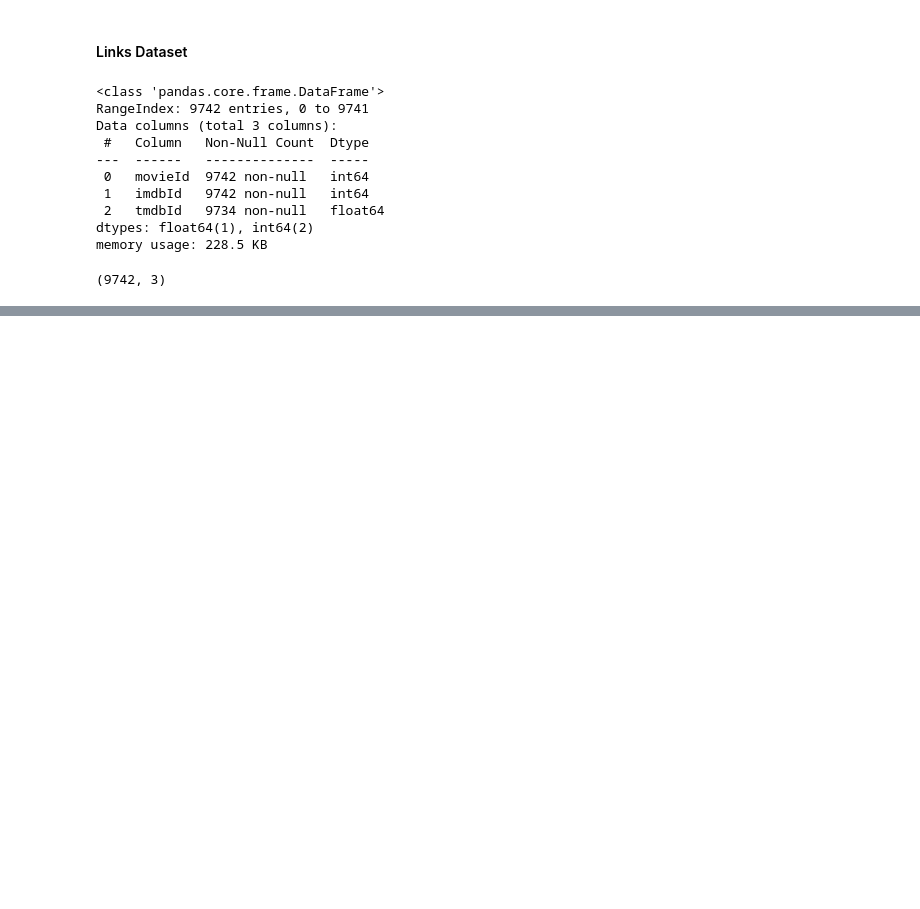
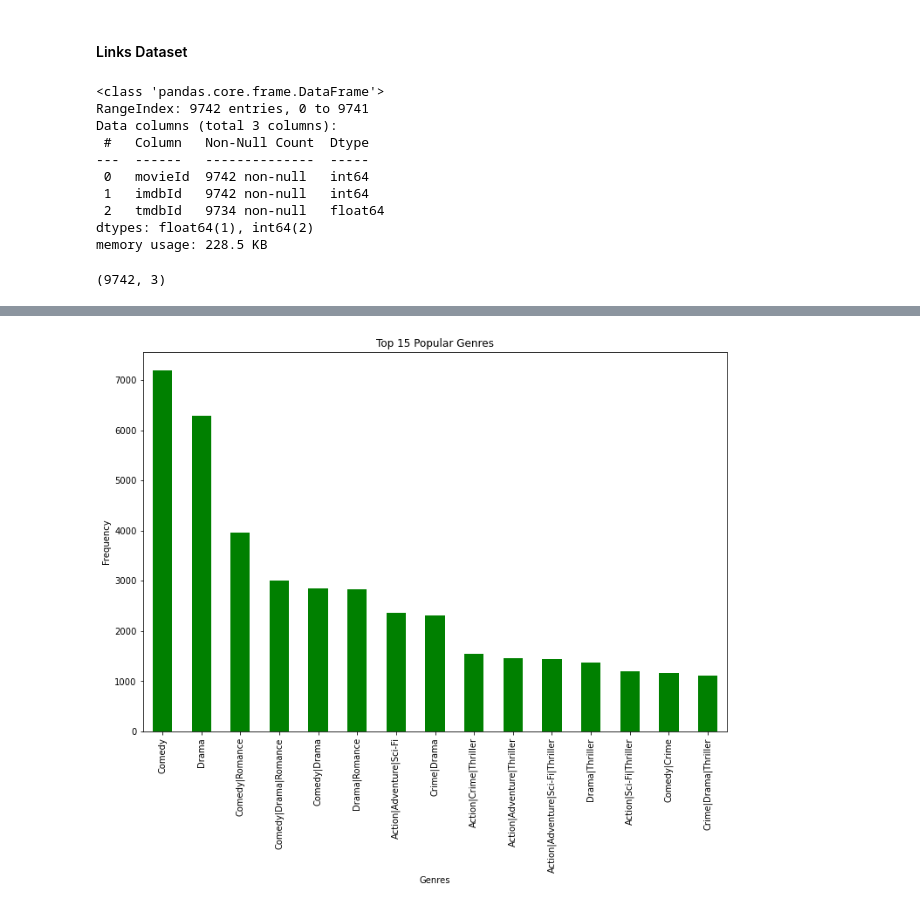
Before and after one commit to OchiengGideon/Group3_phase4_Project, a Jupyter notebook: Recommendation System.ipynb, the cells around one changed output, grey strips where cells are left out. Drawn from its saved outputs; the diff is of its cells as text; code cells hidden in the pictures; blank space fills up the shorter version.

```diff
--- a/Recommendation System.ipynb
+++ b/Recommendation System.ipynb
@@ -134,0 +239,10 @@ link_df.shape
+# %%
+# plot for popular genres
+plt.figure(figsize=(12,8))
+df['genres'].value_counts().head(15).plot(kind='bar',color='green')
+plt.title('Top 15 Popular Genres')
+plt.ylabel('Frequency')
+plt.xlabel('Genres')
+plt.show()
+# %% [output]
+[figure, added]
```
Also changed, not shown: parts of 16 cells of this notebook.
